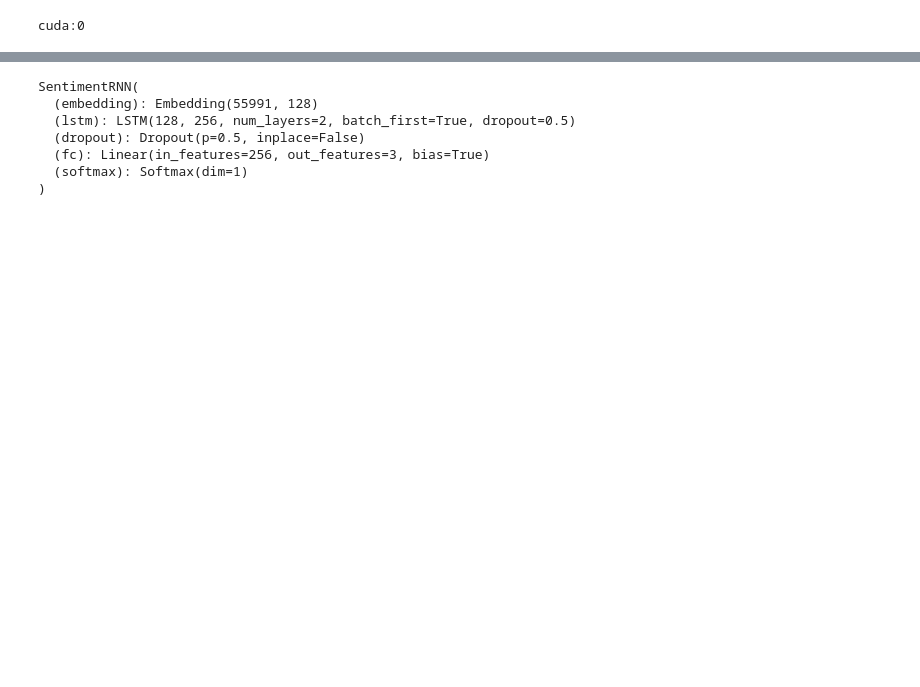
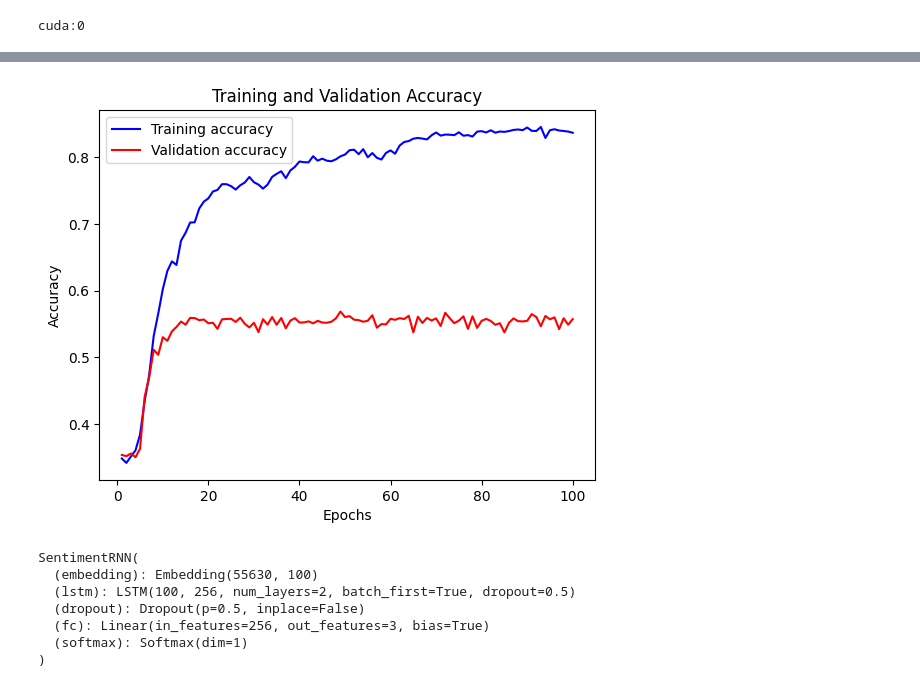
Before and after one commit to tuannguyen8531/Movie-Reviews-Classifying, a Jupyter notebook: sentiment-analysis.ipynb, the cells around one changed output, grey strips where cells are left out. Drawn from its saved outputs; the diff is of its cells as text; code cells hidden in the pictures; blank space fills up the shorter version.

```diff
--- a/sentiment-analysis.ipynb
+++ b/sentiment-analysis.ipynb
@@ -450,0 +476,10 @@ plt.show()
+# %%
+plt.plot(epochs, train_accuracies, 'b', label='Training accuracy')
+plt.plot(epochs, val_accuracies, 'r', label='Validation accuracy')
+plt.title('Training and Validation Accuracy')
+plt.xlabel('Epochs')
+plt.ylabel('Accuracy')
+plt.legend()
+plt.show()
+# %% [output]
+[figure, added]
@@ -451,10 +489,11 @@ plt.show()
 # %%
-net.load_state_dict(torch.load(model_name))
-net.to(device)
+model = SentimentRNN(n_vocab, n_output, n_embed, n_hidden, n_layers)
+model.load_state_dict(torch.load(model_name))
+model.to(device)
 # %% [output]
 SentimentRNN(
-  (embedding): Embedding(55991, 128)
-  (lstm): LSTM(128, 256, num_layers=2, batch_first=True, dropout=0.5)
+  (embedding): Embedding(55630, 100)
+  (lstm): LSTM(100, 256, num_layers=2, batch_first=True, dropout=0.5)
   (dropout): Dropout(p=0.5, inplace=False)
   (fc): Linear(in_features=256, out_features=3, bias=True)
   (softmax): Softmax(dim=1)
```
Also changed, not shown: parts of 19 cells of this notebook, 5 other files.
